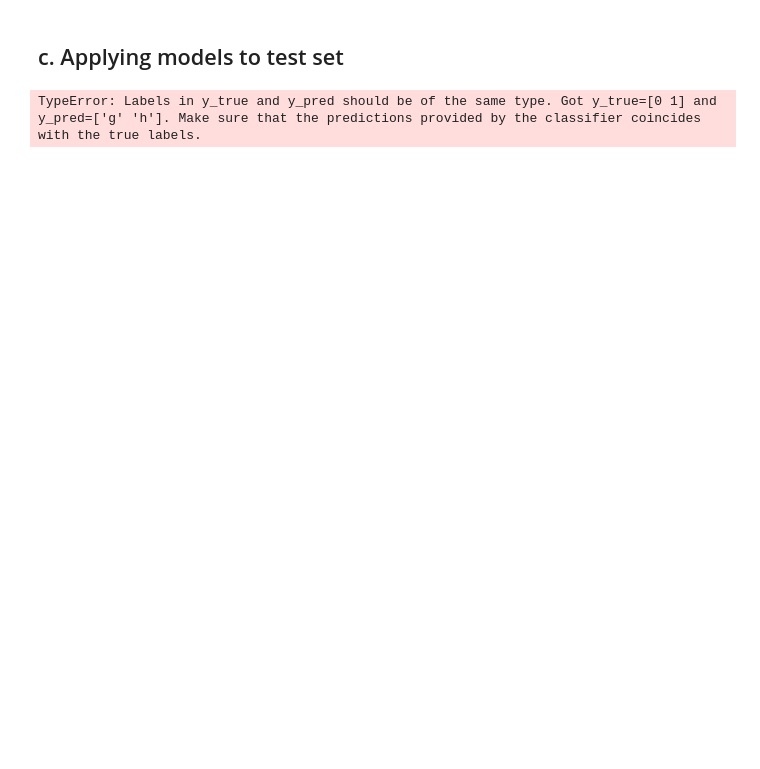
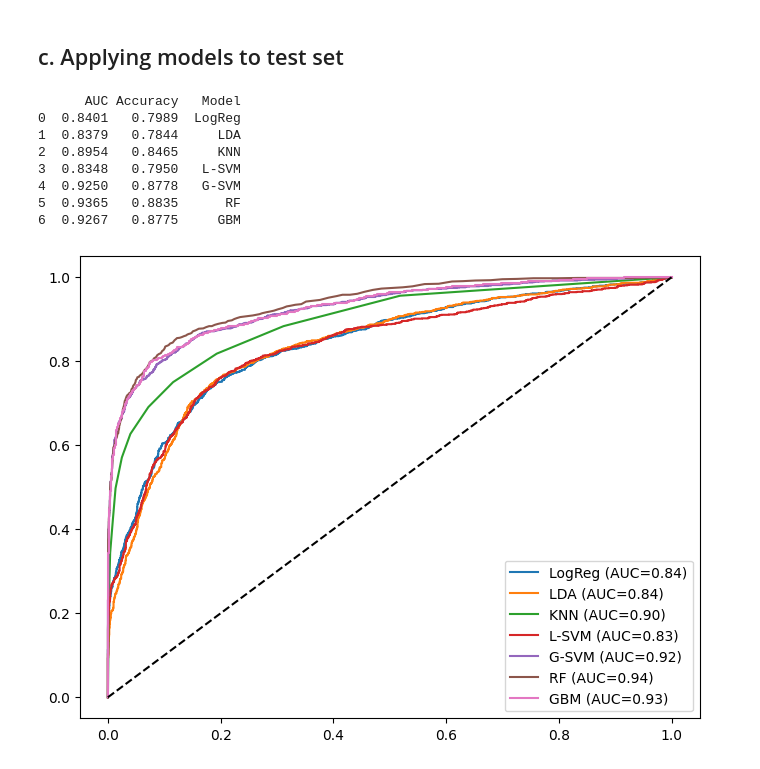
Before and after one commit to vlazo1214/data-mining-2, a Jupyter notebook: assignment3/assignment3.ipynb, the cells around one changed output. Saved outputs shown, nothing was run; the diff lists cells and outputs as text; code cells hidden in the pictures; blank space fills up the shorter version.

```diff
--- a/assignment3/assignment3.ipynb
+++ b/assignment3/assignment3.ipynb
@@ -108,28 +127,39 @@ Top Features: [2 0 8]
 # %%
 from sklearn.metrics import roc_curve, auc
 
 models = [('LogReg', best_lr), ('LDA', lda), ('KNN', knn.best_estimator_),
           ('L-SVM', l_svm.best_estimator_), ('G-SVM', g_svm.best_estimator_),
           ('RF', best_rf), ('GBM', best_gb)]
 
 results = {}
 results['AUC'] = []
 results['Accuracy'] = []
 results['Model'] = []
 
 for name, model in models:
     acc = model.score(X_test, y_test_encoded)
     results['Model'].append(name)
     results['Accuracy'].append(f"{acc:.4f}")
 
 plt.figure(figsize=(8, 6))
 for name, model in models:
     probs = model.predict_proba(X_test)[:, 1]
     fpr, tpr, _ = roc_curve(y_test_encoded, probs)
     results['AUC'].append(f"{auc(fpr, tpr):.4f}")
     plt.plot(fpr, tpr, label=f'{name} (AUC={auc(fpr, tpr):.2f})')
 
+df_results = pd.DataFrame(results)
+print(df_results)
+
 plt.plot([0, 1], [0, 1], 'k--')
 plt.legend(); plt.show()
 # %% [output]
-TypeError: Labels in y_true and y_pred should be of the same type. Got y_true=[0 1] and y_pred=['g' 'h']. Make sure that the predictions provided by the classifier coincides with the true labels.
+      AUC Accuracy   Model
+0  0.8401   0.7989  LogReg
+1  0.8379   0.7844     LDA
+2  0.8954   0.8465     KNN
+3  0.8348   0.7950   L-SVM
+4  0.9250   0.8778   G-SVM
+5  0.9365   0.8835      RF
+6  0.9267   0.8775     GBM
+[figure, added]
```
Also changed, not shown: parts of 8 cells of this notebook.
